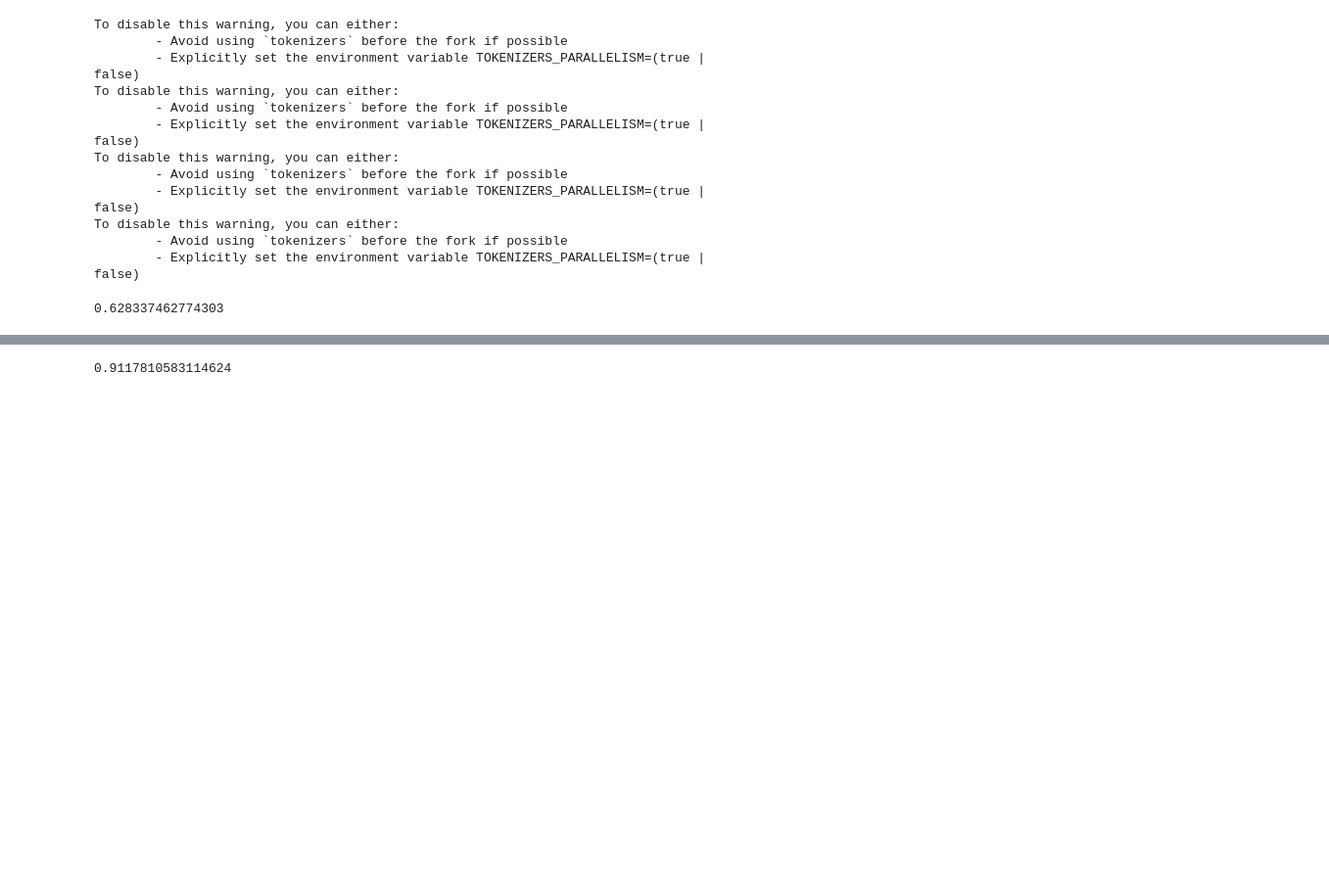
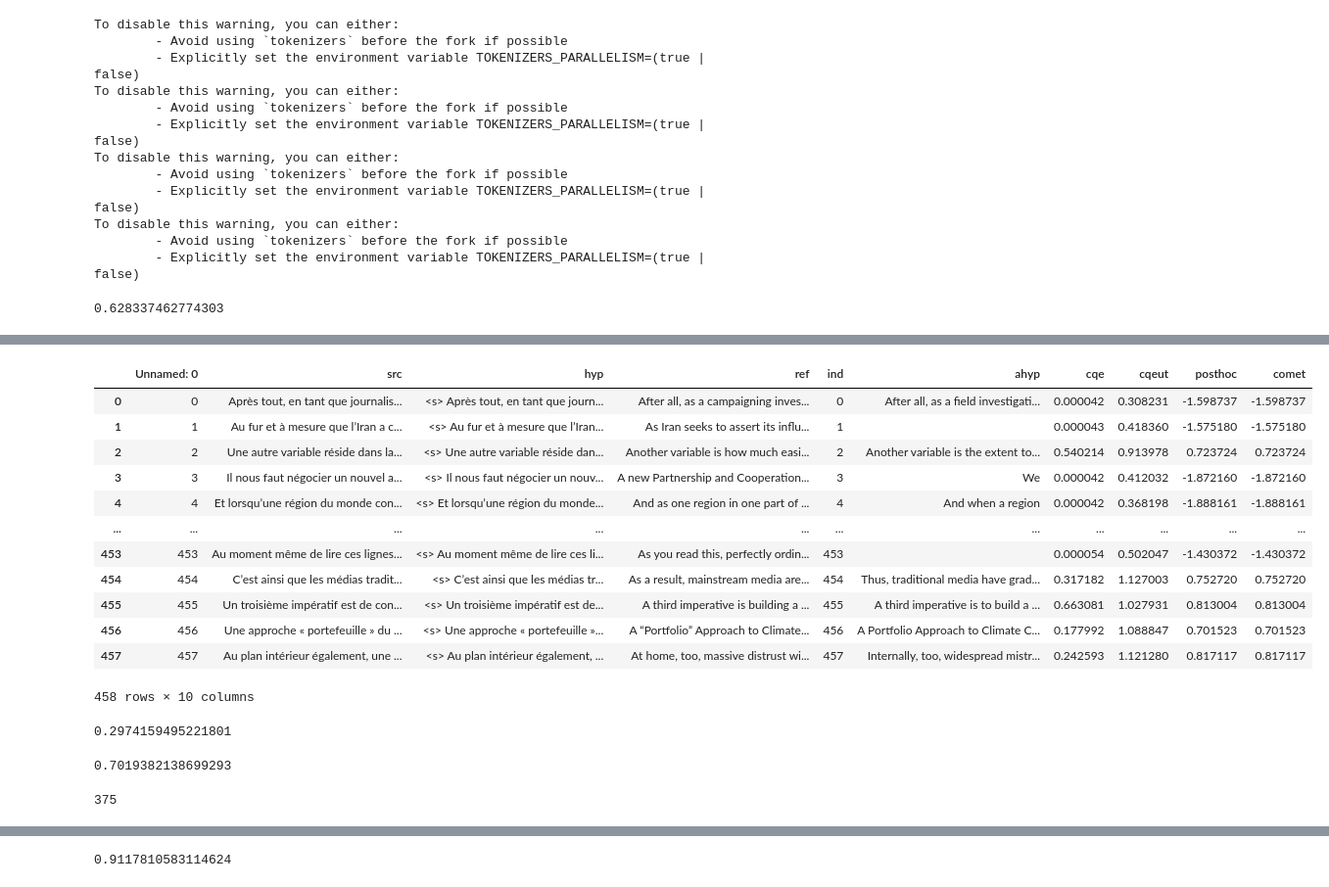
Before and after one commit to PrasannS/eel-reranking, a Jupyter notebook: lattice_deg_explore.ipynb, the cells around one changed output, grey strips where cells are left out. Shown at 98% size. Cells and saved outputs as stored; diff of their text form; code cells hidden in the pictures; blank space fills up the shorter version.

Commit message:
more experiments w posthoc

```diff
--- a/lattice_deg_explore.ipynb
+++ b/lattice_deg_explore.ipynb
@@ -101,8 +101,7 @@ mean(comsco)
 # %% [output]
 0.628337462774303
 # %%
-GFILE = 'frenchlatpreds3.csv'
-lpreds = pd.read_csv(GFILE)
+
 
 def get_act_hyps(hyplist, cutoff):
     res = []
@@ -111,8 +110,23 @@ def get_act_hyps(hyplist, cutoff):
         res.append(h[cind:])
     return res
 
-lpreds['ind'] = lpreds['Unnamed: 0']
-lpreds = lpreds.dropna()
-lpreds['ahyp'] = get_act_hyps(lpreds['hyp'], "<s>")
-frname = "./torchsaved/maskedcont4.pt"
-cqe, comet, posthoc, cqeut = gendata_scores(lpreds['ahyp'], lpreds['src'], lpreds['ref'], frname, "fr-en")
+def get_process_lpreds(filename):
+    lpreds = pd.read_csv(filename)
+    lpreds['ind'] = lpreds['Unnamed: 0']
+    lpreds = lpreds.dropna()
+    lpreds['ahyp'] = get_act_hyps(lpreds['hyp'], "<s>")
+    frname = "./torchsaved/maskedcont4.pt"
+    cqe, comet, posthoc, cqeut = gendata_scores(lpreds['ahyp'], lpreds['src'], lpreds['ref'], frname, "fr-en")
+    lpreds['cqe'] = cqe
+    lpreds['cqeut'] = cqeut
+    lpreds['posthoc'] = posthoc
+    lpreds['comet'] = comet
+    comsco = get_scores_auto(lpreds['ahyp'], lpreds['src'], lpreds['ref'], "comet", "")
+    lpreds['comet'] = comsco
+    return lpreds
+
+#GFILE = 'frenchlatpreds3.csv'
+# %%
+#defpreds = get_process_lpreds("defpreds.csv")
+#multpreds = get_process_lpreds("multpreds.csv")
+waddpreds = get_process_lpreds("waddpreds1.csv")
@@ -119,9 +261,38 @@ cqe, comet, posthoc, cqeut = gendata_scores(lpreds['ahyp'], lpreds['src'], lpred
 # %%
 #Slpreds.to_csv("torchsaved/lpreds1updated.csv")
+# %%
+waddpreds
+# %% [output]
+|  | Unnamed: 0 | src | hyp | ref | ind | ahyp | cqe | cqeut | posthoc | comet |
+| 0 | 0 | Après tout, en tant que journalis... | <s> Après tout, en tant que journ... | After all, as a campaigning inves... | 0 | After all, as a field investigati... | 0.000042 | 0.308231 | -1.598737 | -1.598737 |
+| 1 | 1 | Au fur et à mesure que l’Iran a c... | <s> Au fur et à mesure que l’Iran... | As Iran seeks to assert its influ... | 1 |  | 0.000043 | 0.418360 | -1.575180 | -1.575180 |
+| 2 | 2 | Une autre variable réside dans la... | <s> Une autre variable réside dan... | Another variable is how much easi... | 2 | Another variable is the extent to... | 0.540214 | 0.913978 | 0.723724 | 0.723724 |
+| 3 | 3 | Il nous faut négocier un nouvel a... | <s> Il nous faut négocier un nouv... | A new Partnership and Cooperation... | 3 | We | 0.000042 | 0.412032 | -1.872160 | -1.872160 |
+| 4 | 4 | Et lorsqu’une région du monde con... | <s> Et lorsqu’une région du monde... | And as one region in one part of ... | 4 | And when a region | 0.000042 | 0.368198 | -1.888161 | -1.888161 |
+| ... | ... | ... | ... | ... | ... | ... | ... | ... | ... | ... |
+| 453 | 453 | Au moment même de lire ces lignes... | <s> Au moment même de lire ces li... | As you read this, perfectly ordin... | 453 |  | 0.000054 | 0.502047 | -1.430372 | -1.430372 |
+| 454 | 454 | C’est ainsi que les médias tradit... | <s> C’est ainsi que les médias tr... | As a result, mainstream media are... | 454 | Thus, traditional media have grad... | 0.317182 | 1.127003 | 0.752720 | 0.752720 |
+| 455 | 455 | Un troisième impératif est de con... | <s> Un troisième impératif est de... | A third imperative is building a ... | 455 | A third imperative is to build a ... | 0.663081 | 1.027931 | 0.813004 | 0.813004 |
+| 456 | 456 | Une approche « portefeuille » du ... | <s> Une approche « portefeuille »... | A “Portfolio” Approach to Climate... | 456 | A Portfolio Approach to Climate C... | 0.177992 | 1.088847 | 0.701523 | 0.701523 |
+| 457 | 457 | Au plan intérieur également, une ... | <s> Au plan intérieur également, ... | At home, too, massive distrust wi... | 457 | Internally, too, widespread mistr... | 0.242593 | 1.121280 | 0.817117 | 0.817117 |
+458 rows × 10 columns
 # %%
 lpreds['comet'] = comsco
 # %%
-lpreds['cqe'] = cqe
-lpreds['cqeut'] = cqeut
-lpreds['posthoc'] = posthoc
-lpreds['comet'] = comet
+mean(waddpreds['comet'])
+# %% [output]
+0.2974159495221801
+# %%
+oversum = 0
+overcnt = 0
+for w in waddpreds['comet']:
+    if w>0:
+        oversum+=w
+        overcnt+=1
+oversum/overcnt
+# %% [output]
+0.7019382138699293
+# %%
+overcnt
+# %% [output]
+375
```
Also changed, not shown: parts of 4 cells of this notebook, 1 other file.
